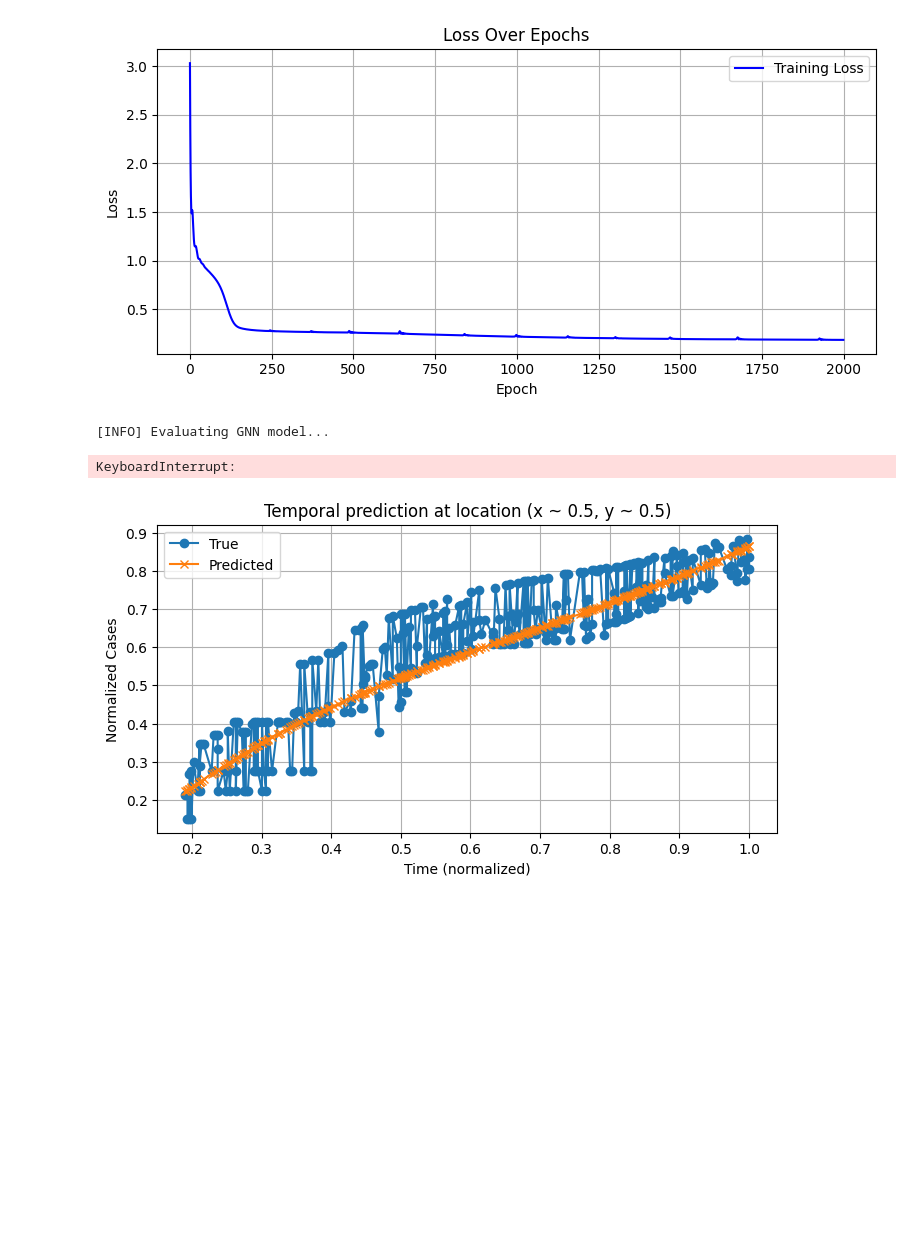
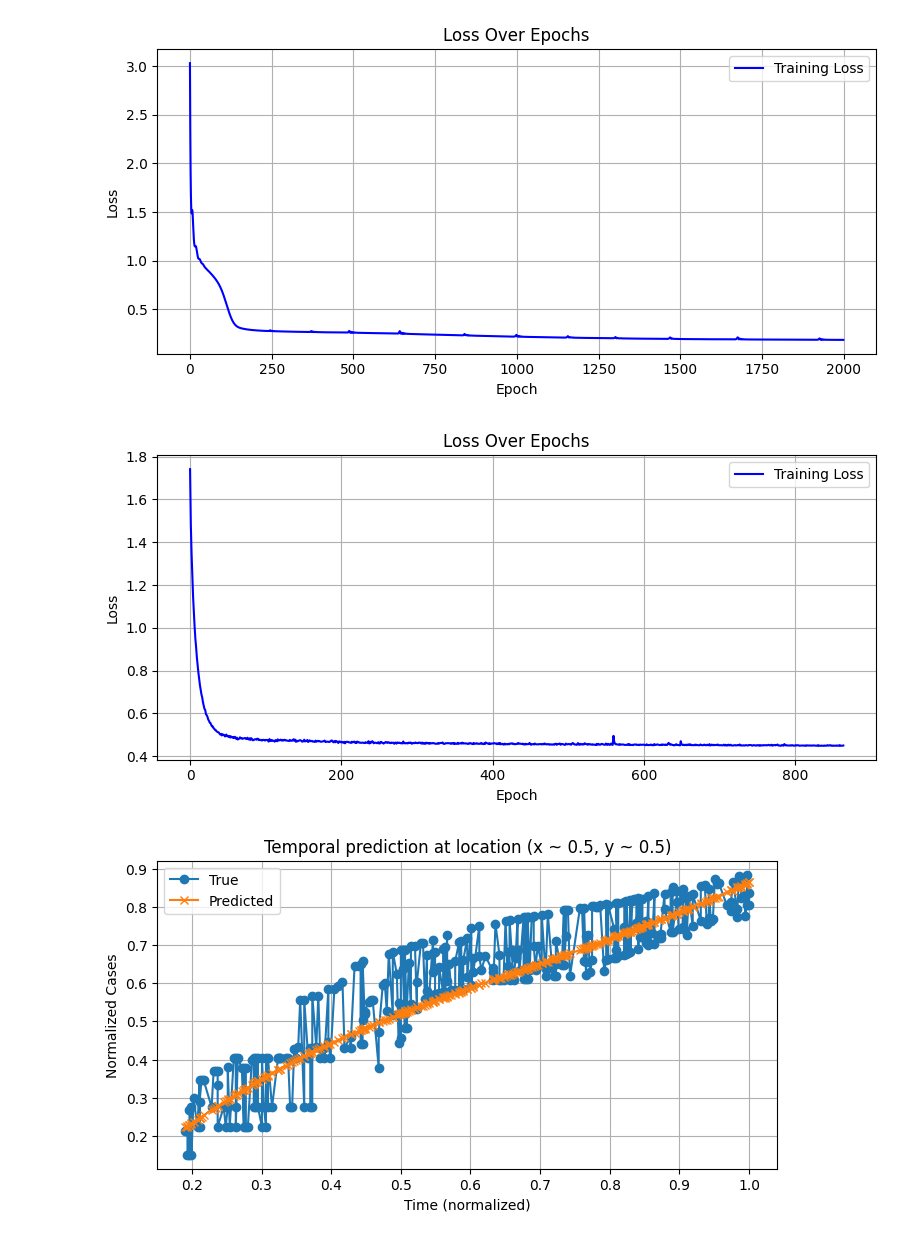
Before and after one commit to navidbahadoran/Summer-2025-DL-Project-PINN, a Jupyter notebook: evaluation.ipynb, the cells around one changed output. Cells and saved outputs as stored; diff of their text form; code cells hidden in the pictures; blank space fills up the shorter version.

```diff
--- a/evaluation.ipynb
+++ b/evaluation.ipynb
@@ -87,7 +87,7 @@ display(error_table(errors))
 | 1 | Max Abs Error | 2.68e+00 |
 # %%
 # Loss Curve
-with open("checkpoints/loss_history.pkl", "rb") as f:
+with open(config"checkpoints/loss_history.pkl", "rb") as f:
     loss_history = pickle.load(f)
 plot_loss_history(loss_history)
 # %% [output]
@@ -135,9 +135,12 @@ targets = np.concatenate(targets)
 metrics = compute_metrics(preds, targets)
 print(f"GNN RMSE(normalized): {metrics['rmse']:.4f}, MAE(normalized): {metrics['mae']:.4f}")
 plot_prediction_vs_truth(preds, targets)
-# %% [output]
-[INFO] Evaluating GNN model...
-KeyboardInterrupt:
+# %%
+with open(config["loss_path_gnn"], "rb") as f:
+    loss_history = pickle.load(f)
+plot_loss_history(loss_history)
+# %% [output]
+[figure, added]
 # %%
 # Run Robustness Sweep + Plot
 print("\n[INFO] Running adversarial robustness sweep...")
```
Also changed, not shown: parts of 2 cells of this notebook, 12 other files.
